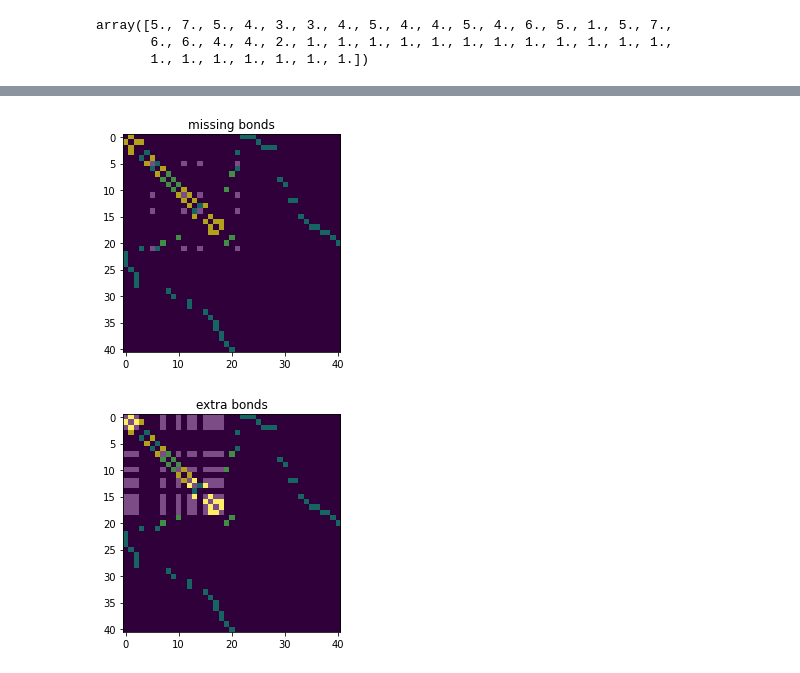
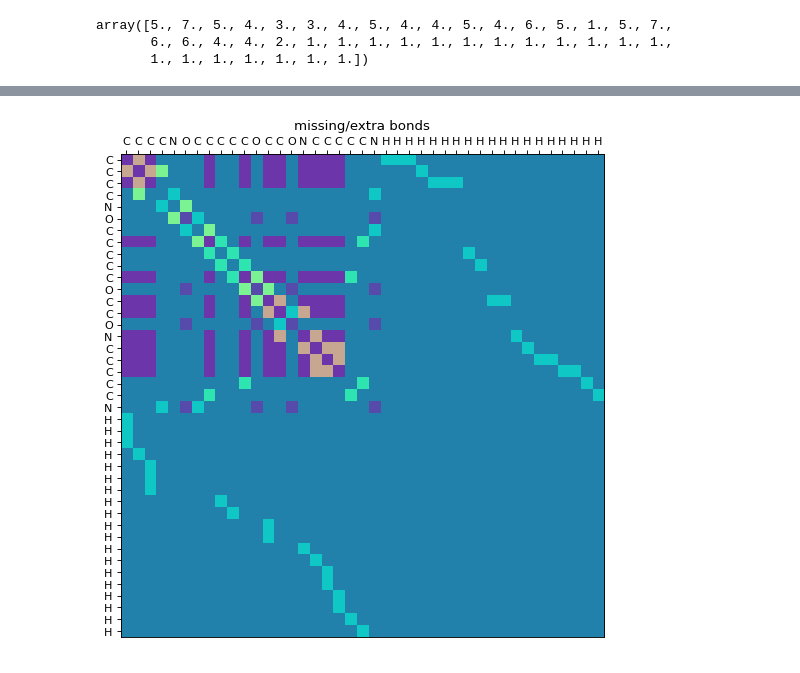
Before and after one commit to nomomon/NN-course-project, a Jupyter notebook: 2. Data preprocessing.ipynb, the cells around one changed output, grey strips where cells are left out. Cells and saved outputs as stored; diff of their text form; code cells hidden in the pictures.

```diff
--- a/2. Data preprocessing.ipynb
+++ b/2. Data preprocessing.ipynb
@@ -73,18 +73,23 @@ correct_bond_count = np.array([atom_total_bonds[atom] for atom in row.symbols])
 less_enough_rows = np.less(bond_count, correct_bond_count).astype('int64')[None, ...]
 more_enough_rows = np.greater(bond_count, correct_bond_count).astype('int64')[None, ...]
 
-possible_less_cells = less_enough_rows * less_enough_rows.T
+possible_less_cells = less_enough_rows * less_enough_rows.T * -1 + 1
 possible_more_cells = more_enough_rows * more_enough_rows.T
 # %%
-plt.imshow(bond_matrix * 10)
-plt.imshow(possible_less_cells, cmap='gray', alpha=.3)
-plt.title('missing bonds')
+fig, ax = plt.subplots(figsize=(8, 8), dpi=80)
+
+plt.imshow(bond_matrix)
+plt.imshow(possible_less_cells, cmap='cool', alpha=.3)
+plt.imshow(possible_more_cells, cmap='cool', alpha=.3)
+
+plt.title('missing/extra bonds')
+
+ax.xaxis.tick_top()
+ax.set_xticks(list(range(row.natoms)))
+ax.set_xticklabels(row.symbols)
+ax.set_yticks(list(range(row.natoms)))
+ax.set_yticklabels(row.symbols)
+
 plt.show()
-
-plt.imshow(bond_matrix * 10)
-plt.imshow(possible_more_cells, cmap='gray', alpha=.3)
-plt.title('extra bonds')
-plt.show()
 # %% [output]
-[figure, old version]
+[figure, new version]
-[figure, removed]
```
Also changed, not shown: parts of 3 cells of this notebook, 1 other file.
